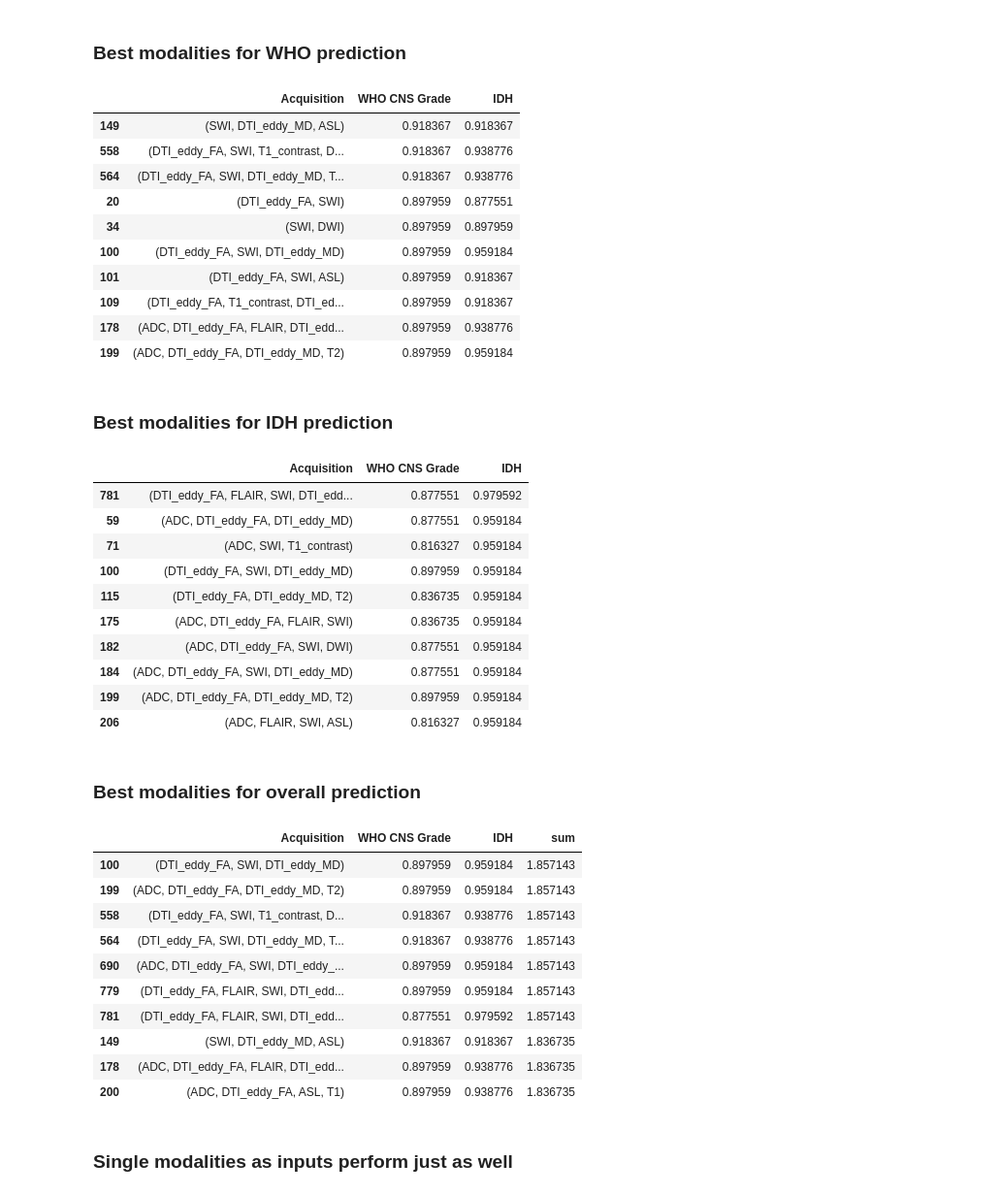
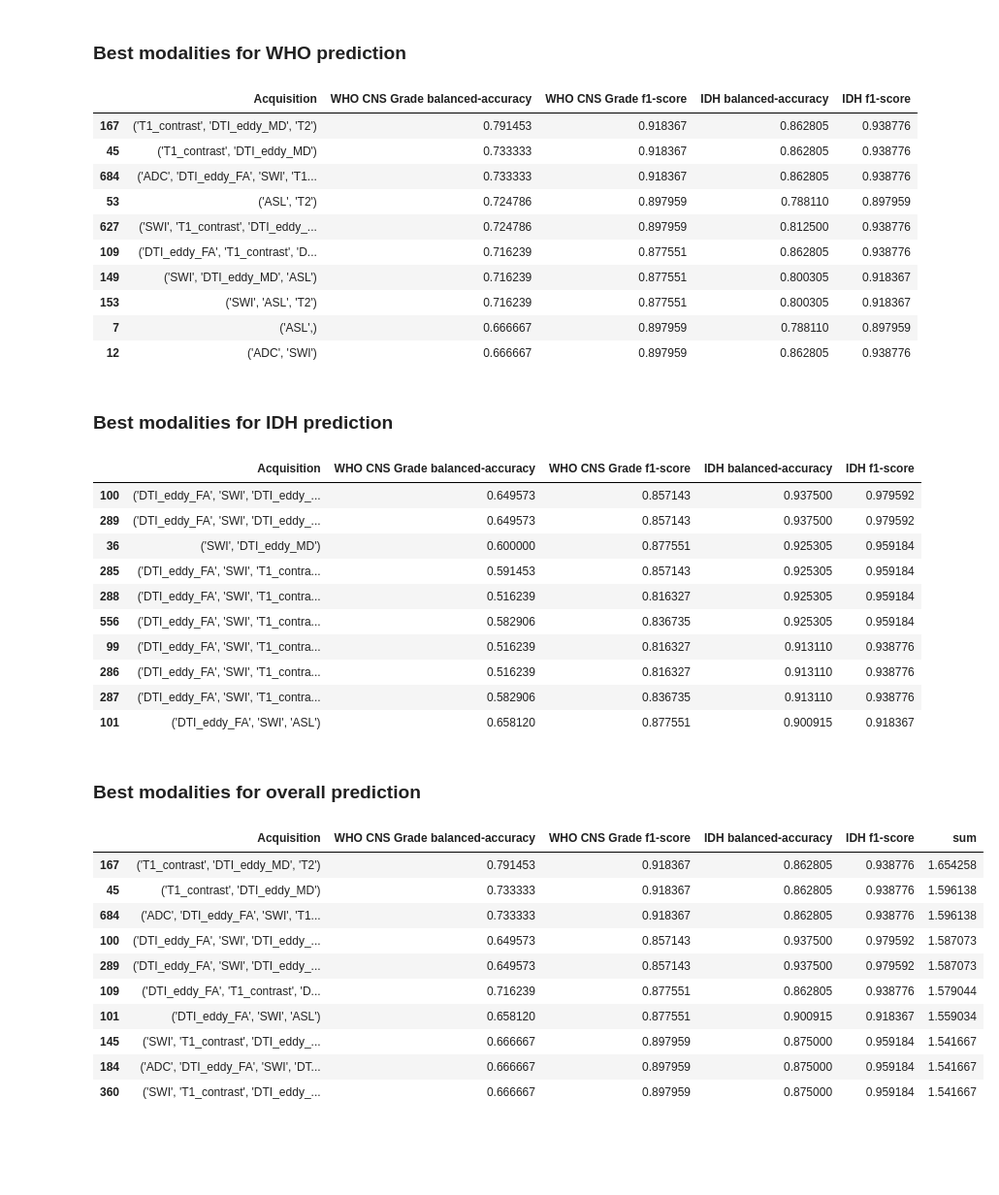
Before and after one commit to GabrielStahl/glioma, a Jupyter notebook: Classifier.ipynb, the cells around one changed output. Shown: that part at 97% size. Saved outputs shown, nothing was run; the diff lists cells and outputs as text; code cells hidden in the pictures; blank space fills up the shorter version.

```diff
--- a/Classifier.ipynb
+++ b/Classifier.ipynb
@@ -219,54 +281,53 @@ visualize_comparison(results_df, Filter)
 # %% [markdown]
 ### Best modalities for WHO prediction
 # %%
-filtered_df = results_df.nlargest(10, 'WHO CNS Grade')
+results_df = results_df[~results_df['Acquisition'].str.contains("'DWI'")] # Filter out all DWI combinations
+filtered_df = results_df.nlargest(10, 'WHO CNS Grade balanced-accuracy')
 pd.set_option('display.max_colwidth', None)
 filtered_df
 # %% [output]
-|  | Acquisition | WHO CNS Grade | IDH |
-| 149 | (SWI, DTI_eddy_MD, ASL) | 0.918367 | 0.918367 |
-| 558 | (DTI_eddy_FA, SWI, T1_contrast, D... | 0.918367 | 0.938776 |
-| 564 | (DTI_eddy_FA, SWI, DTI_eddy_MD, T... | 0.918367 | 0.938776 |
-| 20 | (DTI_eddy_FA, SWI) | 0.897959 | 0.877551 |
-| 34 | (SWI, DWI) | 0.897959 | 0.897959 |
-| 100 | (DTI_eddy_FA, SWI, DTI_eddy_MD) | 0.897959 | 0.959184 |
-| 101 | (DTI_eddy_FA, SWI, ASL) | 0.897959 | 0.918367 |
-| 109 | (DTI_eddy_FA, T1_contrast, DTI_ed... | 0.897959 | 0.918367 |
-| 178 | (ADC, DTI_eddy_FA, FLAIR, DTI_edd... | 0.897959 | 0.938776 |
-| 199 | (ADC, DTI_eddy_FA, DTI_eddy_MD, T2) | 0.897959 | 0.959184 |
+|  | Acquisition | WHO CNS Grade balanced-accuracy | WHO CNS Grade f1-score | IDH balanced-accuracy | IDH f1-score |
+| 167 | ('T1_contrast', 'DTI_eddy_MD', 'T2') | 0.791453 | 0.918367 | 0.862805 | 0.938776 |
+| 45 | ('T1_contrast', 'DTI_eddy_MD') | 0.733333 | 0.918367 | 0.862805 | 0.938776 |
+| 684 | ('ADC', 'DTI_eddy_FA', 'SWI', 'T1... | 0.733333 | 0.918367 | 0.862805 | 0.938776 |
+| 53 | ('ASL', 'T2') | 0.724786 | 0.897959 | 0.788110 | 0.897959 |
+| 627 | ('SWI', 'T1_contrast', 'DTI_eddy_... | 0.724786 | 0.897959 | 0.812500 | 0.938776 |
+| 109 | ('DTI_eddy_FA', 'T1_contrast', 'D... | 0.716239 | 0.877551 | 0.862805 | 0.938776 |
+| 149 | ('SWI', 'DTI_eddy_MD', 'ASL') | 0.716239 | 0.877551 | 0.800305 | 0.918367 |
+| 153 | ('SWI', 'ASL', 'T2') | 0.716239 | 0.877551 | 0.800305 | 0.918367 |
+| 7 | ('ASL',) | 0.666667 | 0.897959 | 0.788110 | 0.897959 |
+| 12 | ('ADC', 'SWI') | 0.666667 | 0.897959 | 0.862805 | 0.938776 |
 # %% [markdown]
 ### Best modalities for IDH prediction
 # %%
-filtered_df = results_df.nlargest(10, 'IDH')
+filtered_df = results_df.nlargest(10, 'IDH balanced-accuracy')
 filtered_df
 # %% [output]
-|  | Acquisition | WHO CNS Grade | IDH |
-| 781 | (DTI_eddy_FA, FLAIR, SWI, DTI_edd... | 0.877551 | 0.979592 |
-| 59 | (ADC, DTI_eddy_FA, DTI_eddy_MD) | 0.877551 | 0.959184 |
-| 71 | (ADC, SWI, T1_contrast) | 0.816327 | 0.959184 |
-| 100 | (DTI_eddy_FA, SWI, DTI_eddy_MD) | 0.897959 | 0.959184 |
-| 115 | (DTI_eddy_FA, DTI_eddy_MD, T2) | 0.836735 | 0.959184 |
-| 175 | (ADC, DTI_eddy_FA, FLAIR, SWI) | 0.836735 | 0.959184 |
-| 182 | (ADC, DTI_eddy_FA, SWI, DWI) | 0.877551 | 0.959184 |
-| 184 | (ADC, DTI_eddy_FA, SWI, DTI_eddy_MD) | 0.877551 | 0.959184 |
-| 199 | (ADC, DTI_eddy_FA, DTI_eddy_MD, T2) | 0.897959 | 0.959184 |
-| 206 | (ADC, FLAIR, SWI, ASL) | 0.816327 | 0.959184 |
+|  | Acquisition | WHO CNS Grade balanced-accuracy | WHO CNS Grade f1-score | IDH balanced-accuracy | IDH f1-score |
+| 100 | ('DTI_eddy_FA', 'SWI', 'DTI_eddy_... | 0.649573 | 0.857143 | 0.937500 | 0.979592 |
+| 289 | ('DTI_eddy_FA', 'SWI', 'DTI_eddy_... | 0.649573 | 0.857143 | 0.937500 | 0.979592 |
+| 36 | ('SWI', 'DTI_eddy_MD') | 0.600000 | 0.877551 | 0.925305 | 0.959184 |
+| 285 | ('DTI_eddy_FA', 'SWI', 'T1_contra... | 0.591453 | 0.857143 | 0.925305 | 0.959184 |
+| 288 | ('DTI_eddy_FA', 'SWI', 'T1_contra... | 0.516239 | 0.816327 | 0.925305 | 0.959184 |
+| 556 | ('DTI_eddy_FA', 'SWI', 'T1_contra... | 0.582906 | 0.836735 | 0.925305 | 0.959184 |
+| 99 | ('DTI_eddy_FA', 'SWI', 'T1_contra... | 0.516239 | 0.816327 | 0.913110 | 0.938776 |
+| 286 | ('DTI_eddy_FA', 'SWI', 'T1_contra... | 0.516239 | 0.816327 | 0.913110 | 0.938776 |
+| 287 | ('DTI_eddy_FA', 'SWI', 'T1_contra... | 0.582906 | 0.836735 | 0.913110 | 0.938776 |
+| 101 | ('DTI_eddy_FA', 'SWI', 'ASL') | 0.658120 | 0.877551 | 0.900915 | 0.918367 |
 # %% [markdown]
 ### Best modalities for overall prediction
 # %%
-top = results_df.assign(sum=results_df['WHO CNS Grade'] + results_df['IDH']).nlargest(10, 'sum')
+top = results_df.assign(sum=results_df['WHO CNS Grade balanced-accuracy'] + results_df['IDH balanced-accuracy']).nlargest(10, 'sum')
 top
 # %% [output]
-|  | Acquisition | WHO CNS Grade | IDH | sum |
-| 100 | (DTI_eddy_FA, SWI, DTI_eddy_MD) | 0.897959 | 0.959184 | 1.857143 |
-| 199 | (ADC, DTI_eddy_FA, DTI_eddy_MD, T2) | 0.897959 | 0.959184 | 1.857143 |
-| 558 | (DTI_eddy_FA, SWI, T1_contrast, D... | 0.918367 | 0.938776 | 1.857143 |
-| 564 | (DTI_eddy_FA, SWI, DTI_eddy_MD, T... | 0.918367 | 0.938776 | 1.857143 |
-| 690 | (ADC, DTI_eddy_FA, SWI, DTI_eddy_... | 0.897959 | 0.959184 | 1.857143 |
-| 779 | (DTI_eddy_FA, FLAIR, SWI, DTI_edd... | 0.897959 | 0.959184 | 1.857143 |
-| 781 | (DTI_eddy_FA, FLAIR, SWI, DTI_edd... | 0.877551 | 0.979592 | 1.857143 |
-| 149 | (SWI, DTI_eddy_MD, ASL) | 0.918367 | 0.918367 | 1.836735 |
-| 178 | (ADC, DTI_eddy_FA, FLAIR, DTI_edd... | 0.897959 | 0.938776 | 1.836735 |
-| 200 | (ADC, DTI_eddy_FA, ASL, T1) | 0.897959 | 0.938776 | 1.836735 |
+|  | Acquisition | WHO CNS Grade balanced-accuracy | WHO CNS Grade f1-score | IDH balanced-accuracy | IDH f1-score | sum |
+| 167 | ('T1_contrast', 'DTI_eddy_MD', 'T2') | 0.791453 | 0.918367 | 0.862805 | 0.938776 | 1.654258 |
+| 45 | ('T1_contrast', 'DTI_eddy_MD') | 0.733333 | 0.918367 | 0.862805 | 0.938776 | 1.596138 |
+| 684 | ('ADC', 'DTI_eddy_FA', 'SWI', 'T1... | 0.733333 | 0.918367 | 0.862805 | 0.938776 | 1.596138 |
+| 100 | ('DTI_eddy_FA', 'SWI', 'DTI_eddy_... | 0.649573 | 0.857143 | 0.937500 | 0.979592 | 1.587073 |
+| 289 | ('DTI_eddy_FA', 'SWI', 'DTI_eddy_... | 0.649573 | 0.857143 | 0.937500 | 0.979592 | 1.587073 |
+| 109 | ('DTI_eddy_FA', 'T1_contrast', 'D... | 0.716239 | 0.877551 | 0.862805 | 0.938776 | 1.579044 |
+| 101 | ('DTI_eddy_FA', 'SWI', 'ASL') | 0.658120 | 0.877551 | 0.900915 | 0.918367 | 1.559034 |
+| 145 | ('SWI', 'T1_contrast', 'DTI_eddy_... | 0.666667 | 0.897959 | 0.875000 | 0.959184 | 1.541667 |
+| 184 | ('ADC', 'DTI_eddy_FA', 'SWI', 'DT... | 0.666667 | 0.897959 | 0.875000 | 0.959184 | 1.541667 |
+| 360 | ('SWI', 'T1_contrast', 'DTI_eddy_... | 0.666667 | 0.897959 | 0.875000 | 0.959184 | 1.541667 |
-# %% [markdown]
-### Single modalities as inputs perform just as well
```
Also changed, not shown: parts of 6 cells of this notebook, 2 other files.
